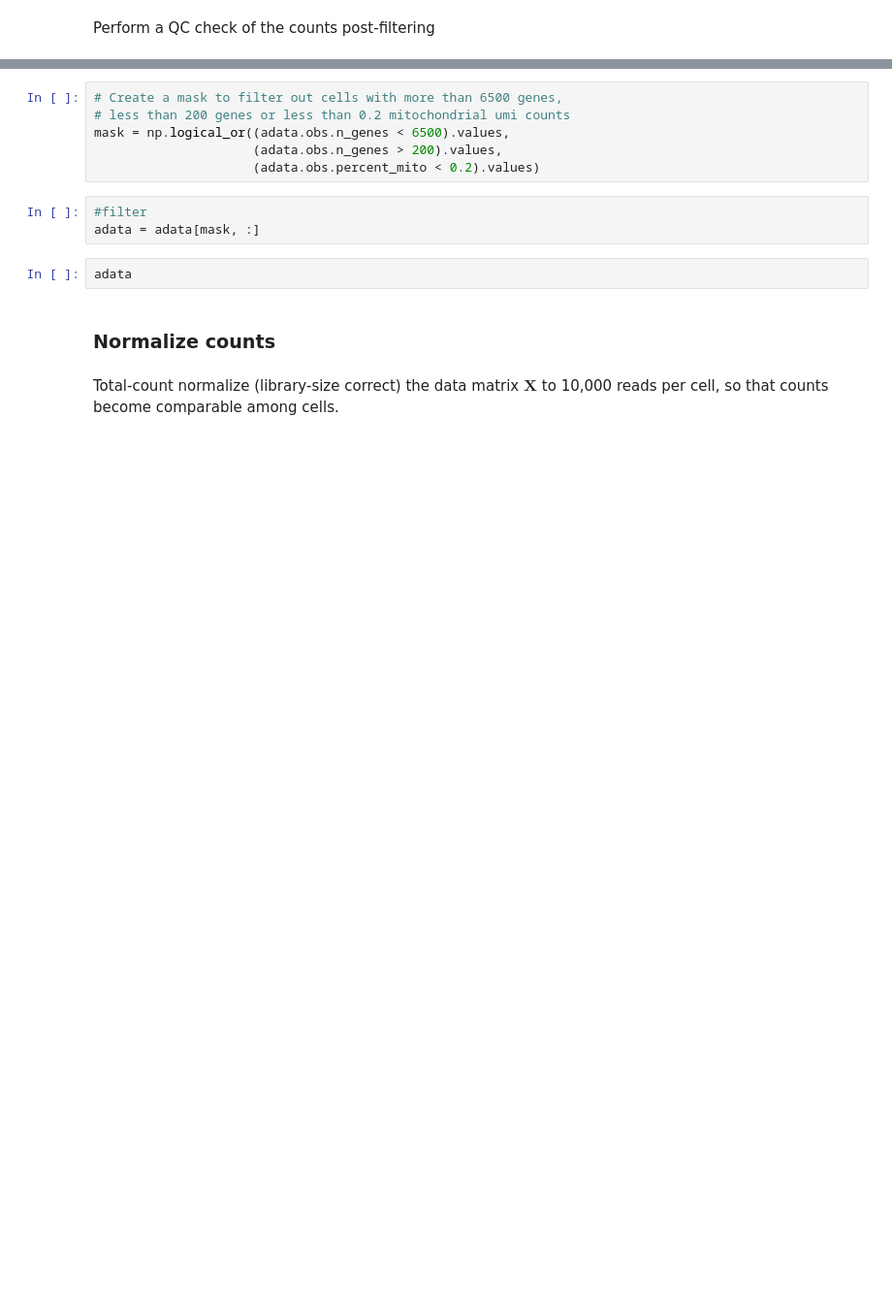
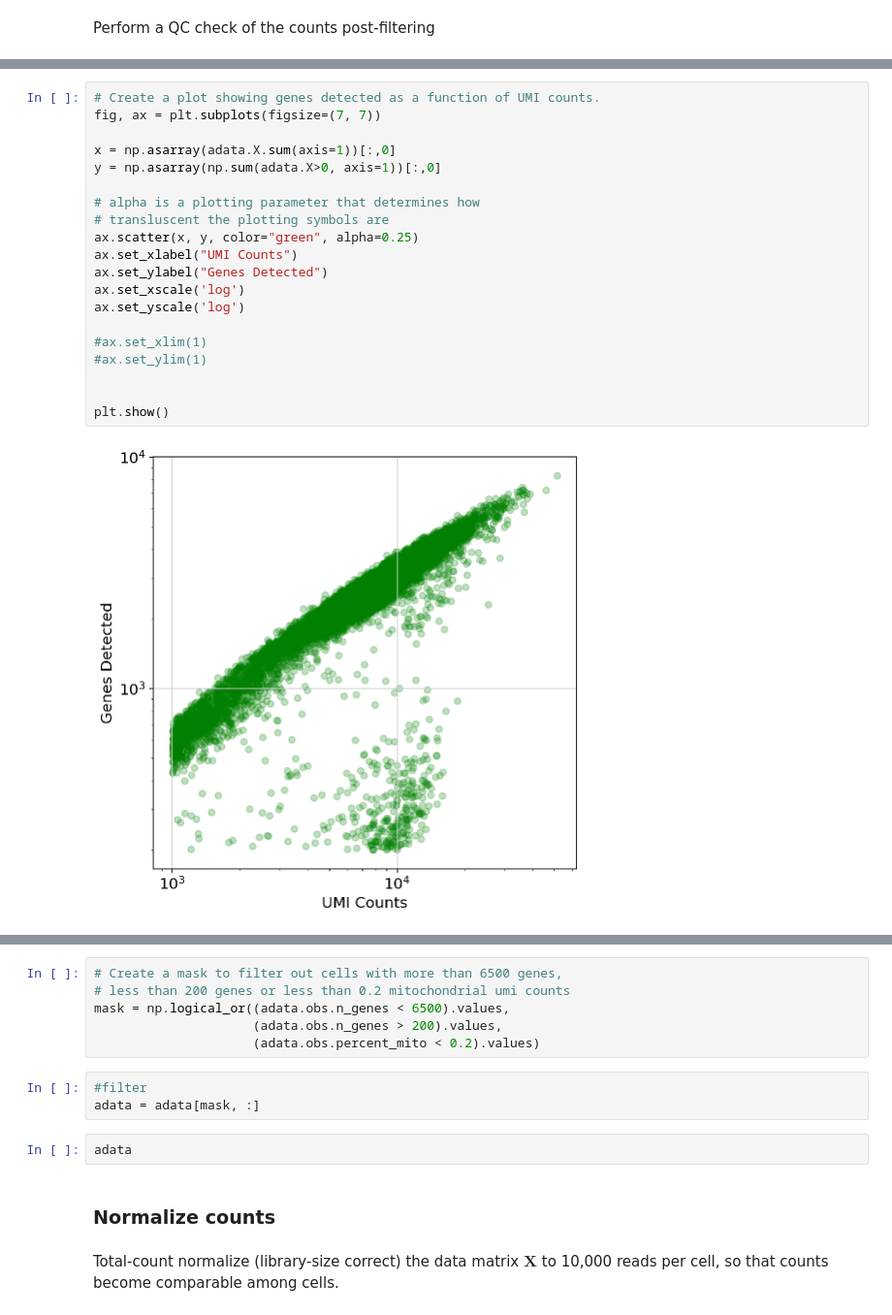
Before and after one commit to ingileif/BI188_Spring_2020, a Jupyter notebook: Bi188_data_analysis_project.ipynb, the cells around one changed output, grey strips where cells are left out. Shown at 97% size. Saved outputs shown, nothing was run; the diff lists cells and outputs as text; blank space fills up the shorter version.

```diff
--- a/Bi188_data_analysis_project.ipynb
+++ b/Bi188_data_analysis_project.ipynb
@@ -464,0 +530,22 @@ Perform a QC check of the counts post-filtering
+# %%
+# Create a plot showing genes detected as a function of UMI counts.
+fig, ax = plt.subplots(figsize=(7, 7))
+
+x = np.asarray(adata.X.sum(axis=1))[:,0]
+y = np.asarray(np.sum(adata.X>0, axis=1))[:,0]
+
+# alpha is a plotting parameter that determines how
+# transluscent the plotting symbols are
+ax.scatter(x, y, color="green", alpha=0.25)
+ax.set_xlabel("UMI Counts")
+ax.set_ylabel("Genes Detected")
+ax.set_xscale('log')
+ax.set_yscale('log')
+
+#ax.set_xlim(1)
+#ax.set_ylim(1)
+
+
+plt.show()
+# %% [output]
+[figure, added]
```
Also changed, not shown: parts of 25 cells of this notebook.
